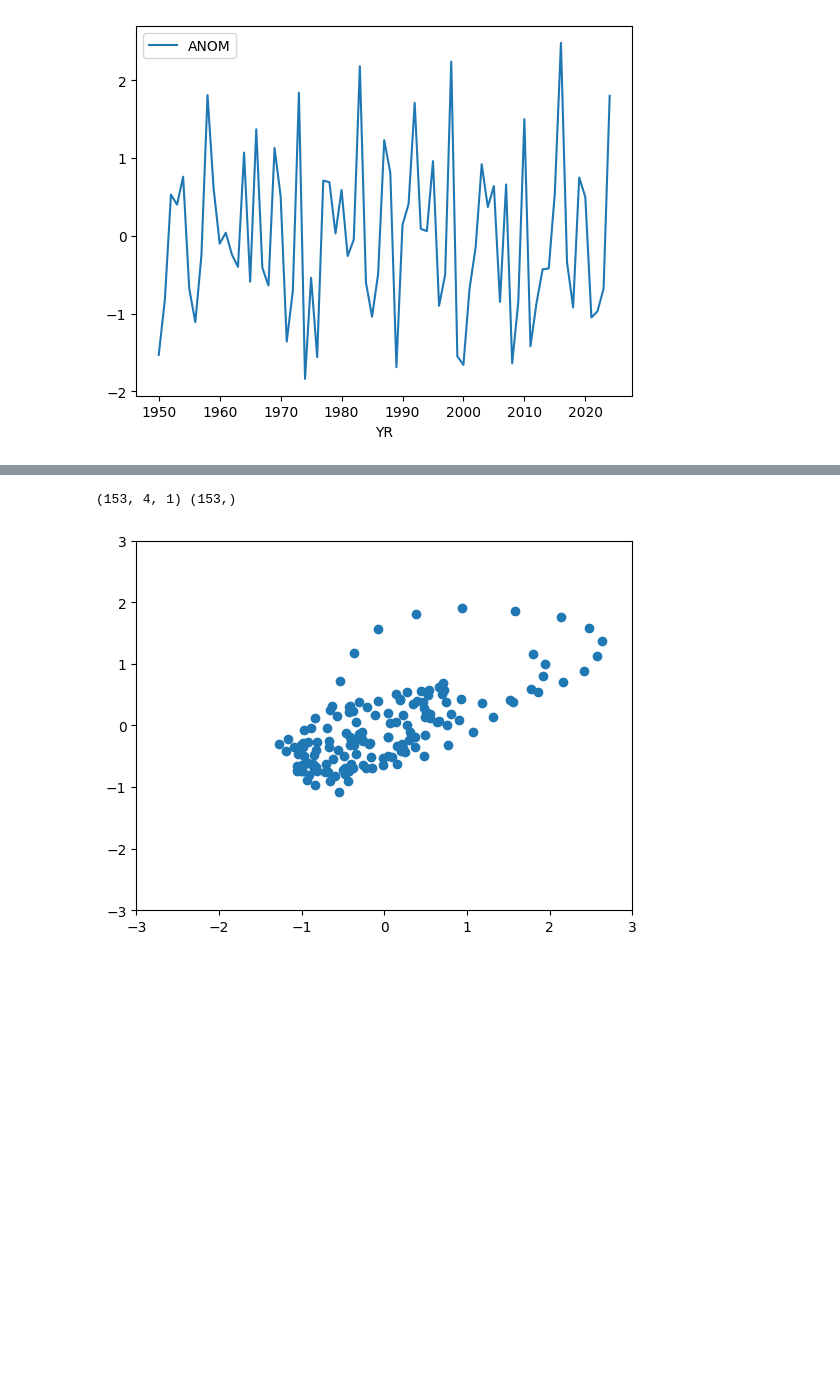
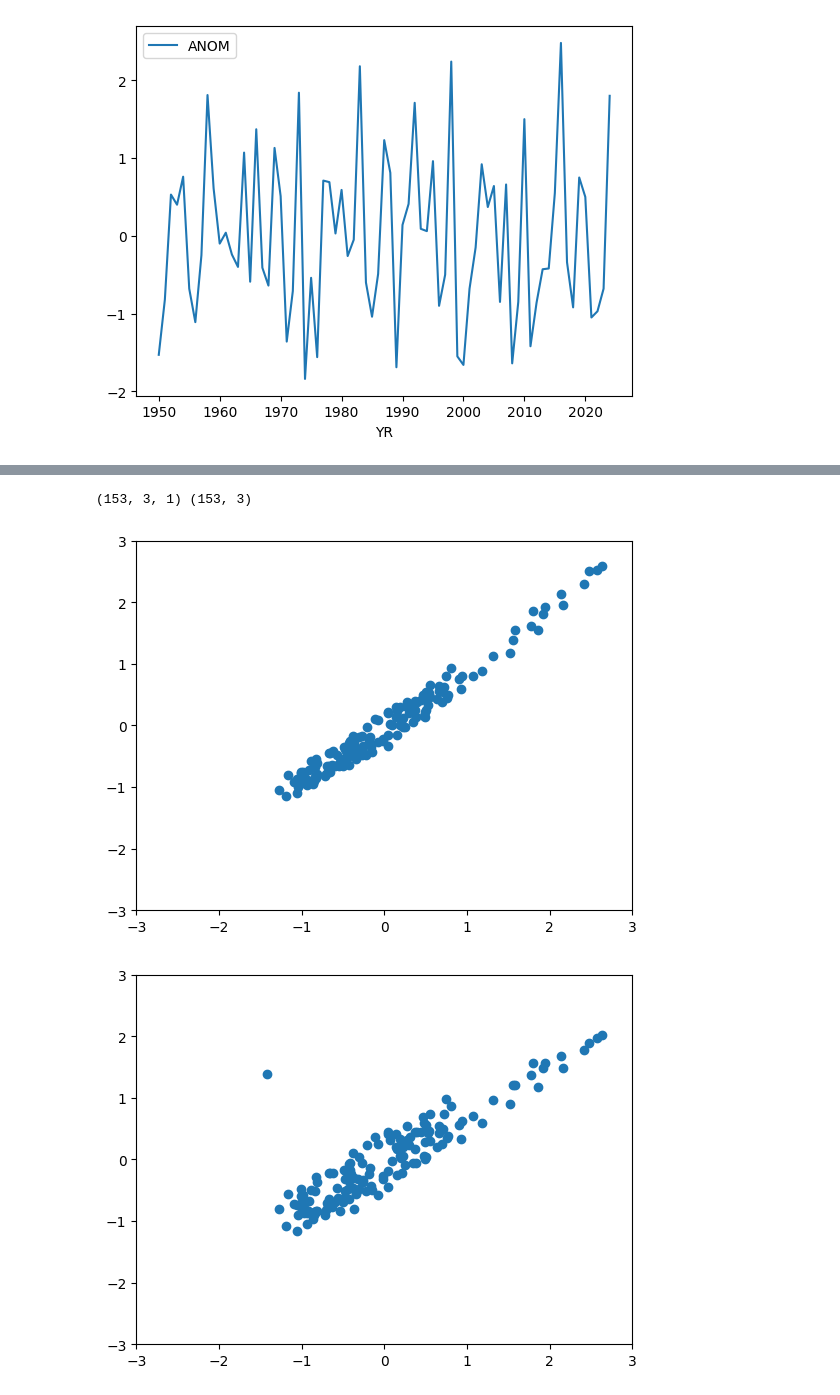
Before and after one commit to mariajmolina/UMDAOSC650, a Jupyter notebook: firstrnn.ipynb, the cells around one changed output, grey strips where cells are left out. Saved outputs shown, nothing was run; the diff lists cells and outputs as text; code cells hidden in the pictures; blank space fills up the shorter version.

```diff
--- a/firstrnn.ipynb
+++ b/firstrnn.ipynb
@@ -193,0 +377,25 @@ print(x.shape, y.shape)
+# %%
+# here goes our testing data
+testdata = testsds_scaled
+
+# make sure you make this match your training target
+testtarget = np.concatenate((
+    np.roll(testdata, 0, axis=0),
+    np.roll(testdata, -1, axis=0),
+    np.roll(testdata, -2, axis=0),
+    #np.roll(testdata, -3, axis=0)
+    ), axis=1)
+
+testdata_gen = TimeseriesGenerator(
+    testdata,
+    testtarget,
+    length=n_input,
+    sampling_rate=1,
+    batch_size=testdata.shape[0], # all samples
+    shuffle=False)
+# %%
+# quick check of output
+batch_0 = testdata_gen[0]
+x, y = batch_0
+print(x[0], y[0])
+print(x.shape, y.shape)
@@ -198,16 +413,18 @@ oni_predictions = regressor.predict(testdata_gen)
 # %%
-print(oni_predictions.shape, y[:,0].shape)
+# check shapes match
+print(oni_predictions.shape, y.shape)
 # %% [output]
-(153, 4, 1) (153,)
+(153, 3, 1) (153, 3)
 # %%
-# how did we do!?
-leadmonth = 0
-plt.scatter(
-    sc.inverse_transform(y[:,leadmonth].reshape(-1, 1)),
-    sc.inverse_transform(oni_predictions[:,leadmonth,0].reshape(-1, 1))
-    )
-plt.xlim([-3,3])
-plt.ylim([-3,3])
-plt.show()
+for i in range(0, n_pred):
+    # how did we do!?
+    plt.scatter(
+        sc.inverse_transform(y[:, i].reshape(-1, 1)).reshape(-1),
+        sc.inverse_transform(oni_predictions[:, i].reshape(-1, 1)).reshape(-1)
+        )
+    plt.xlim([-3,3])
+    plt.ylim([-3,3])
+    plt.show()
 # %% [output]
-[figure, old version]
+[figure, new version]
+[figure, added]
```
Also changed, not shown: parts of 26 cells of this notebook.
